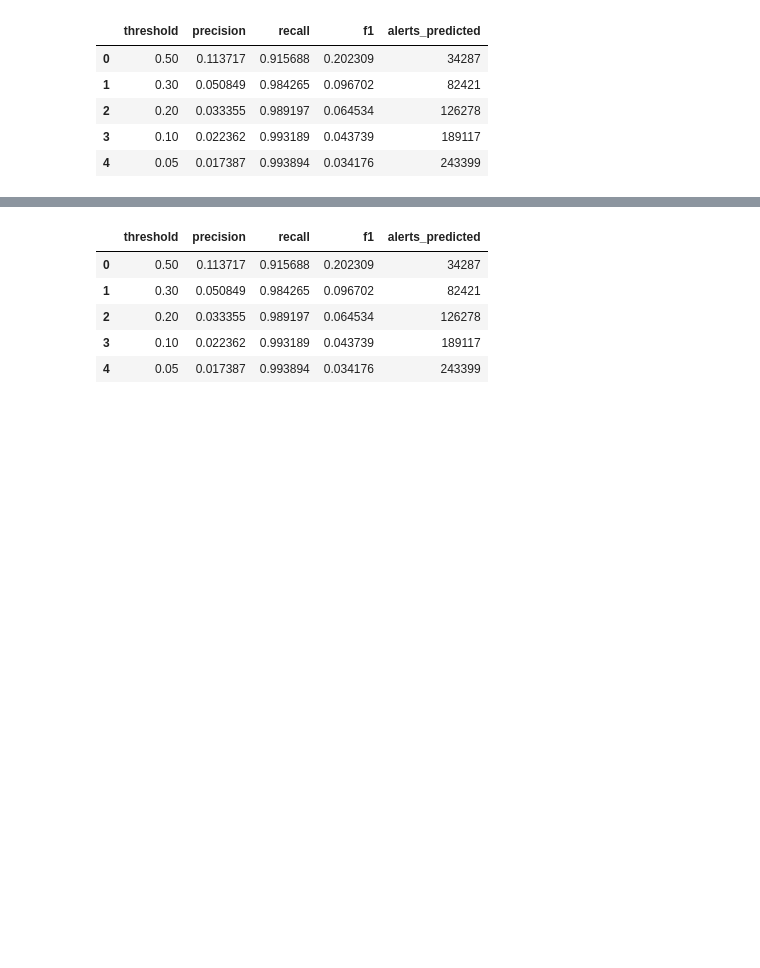
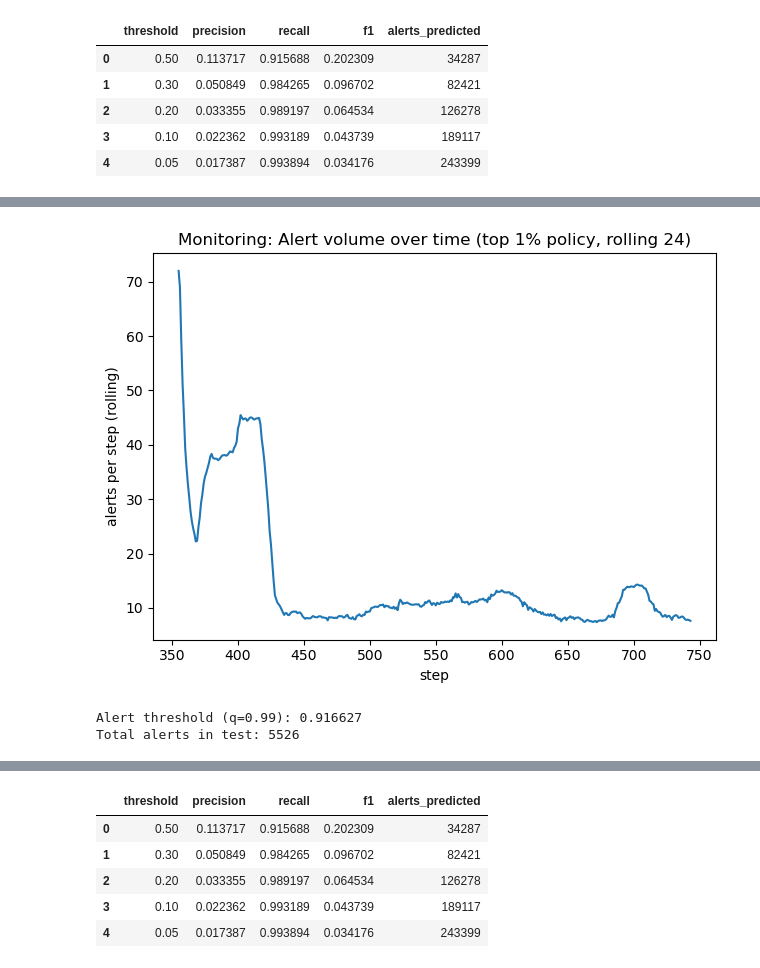
Before and after one commit to koektasmetin/fraud-detection-monitoring, a Jupyter notebook: notebooks/02_baseline_model.ipynb, the cells around one changed output, grey strips where cells are left out. Drawn from its saved outputs; the diff is of its cells as text; code cells hidden in the pictures; blank space fills up the shorter version.

```diff
--- a/notebooks/02_baseline_model.ipynb
+++ b/notebooks/02_baseline_model.ipynb
@@ -102,0 +172,31 @@ plt.show()
+# %%
+# Alert policy: top 1% scores become alerts + alert volume monitoring
+
+q = 0.99
+threshold = float(pd.Series(proba).quantile(q))
+monitor = test.copy()
+monitor["score"] = proba
+monitor["alert"] = (monitor["score"] >= threshold).astype(int)
+
+by_step = monitor.groupby("step").agg(
+    alerts=("alert", "sum")
+).reset_index()
+
+window = 24
+by_step["alerts_roll"] = by_step["alerts"].rolling(window, min_periods=1).mean()
+
+plt.figure()
+plt.plot(by_step["step"], by_step["alerts_roll"])
+plt.title(f"Monitoring: Alert volume over time (top {(1-q)*100:.0f}% policy, rolling {window})")
+plt.xlabel("step")
+plt.ylabel("alerts per step (rolling)")
+plt.tight_layout()
+plt.savefig("../reports/figures/monitor_alerts_roll.png", dpi=150)
+plt.show()
+
+print(f"Alert threshold (q={q}): {threshold:.6f}")
+print(f"Total alerts in test: {int(monitor['alert'].sum())}")
+# %% [output]
+[figure, added]
+Alert threshold (q=0.99): 0.916627
+Total alerts in test: 5526
```
Also changed, not shown: parts of 27 cells of this notebook, 8 other files.
